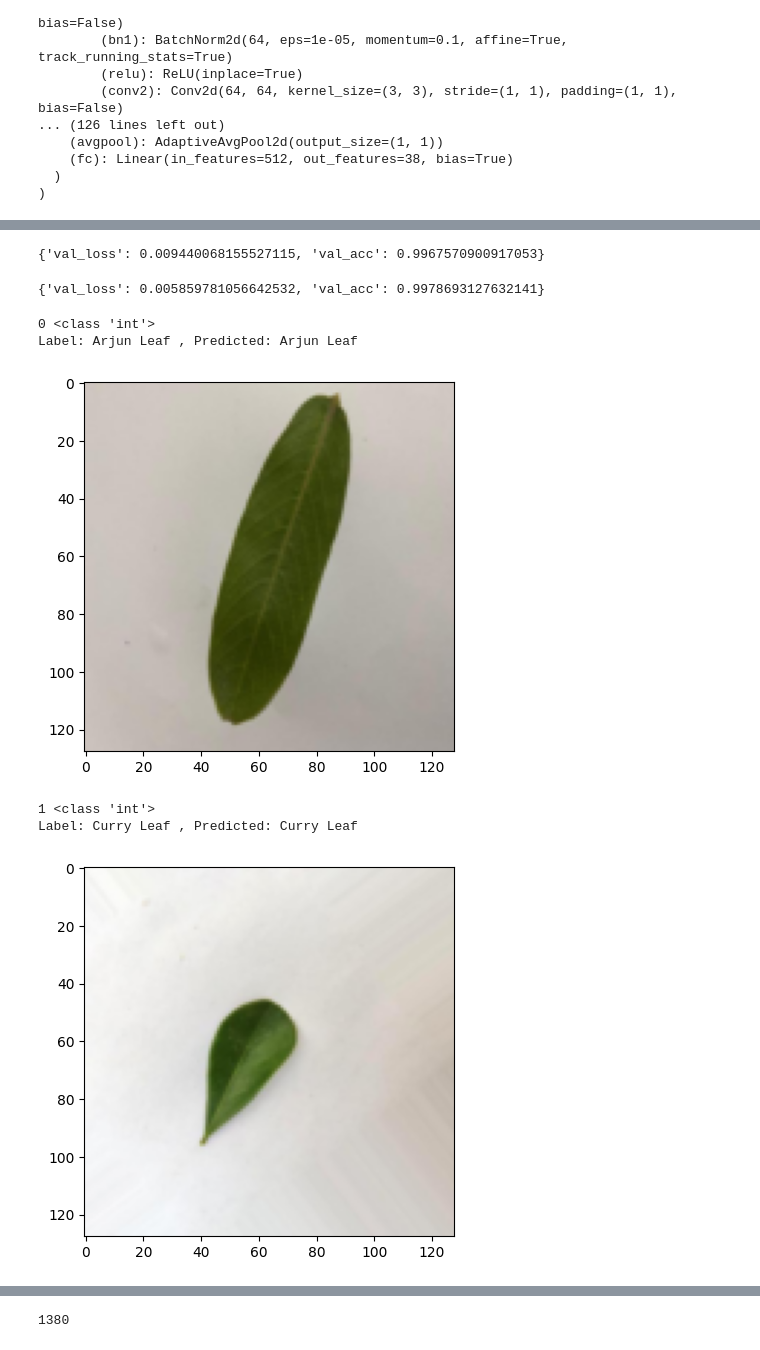
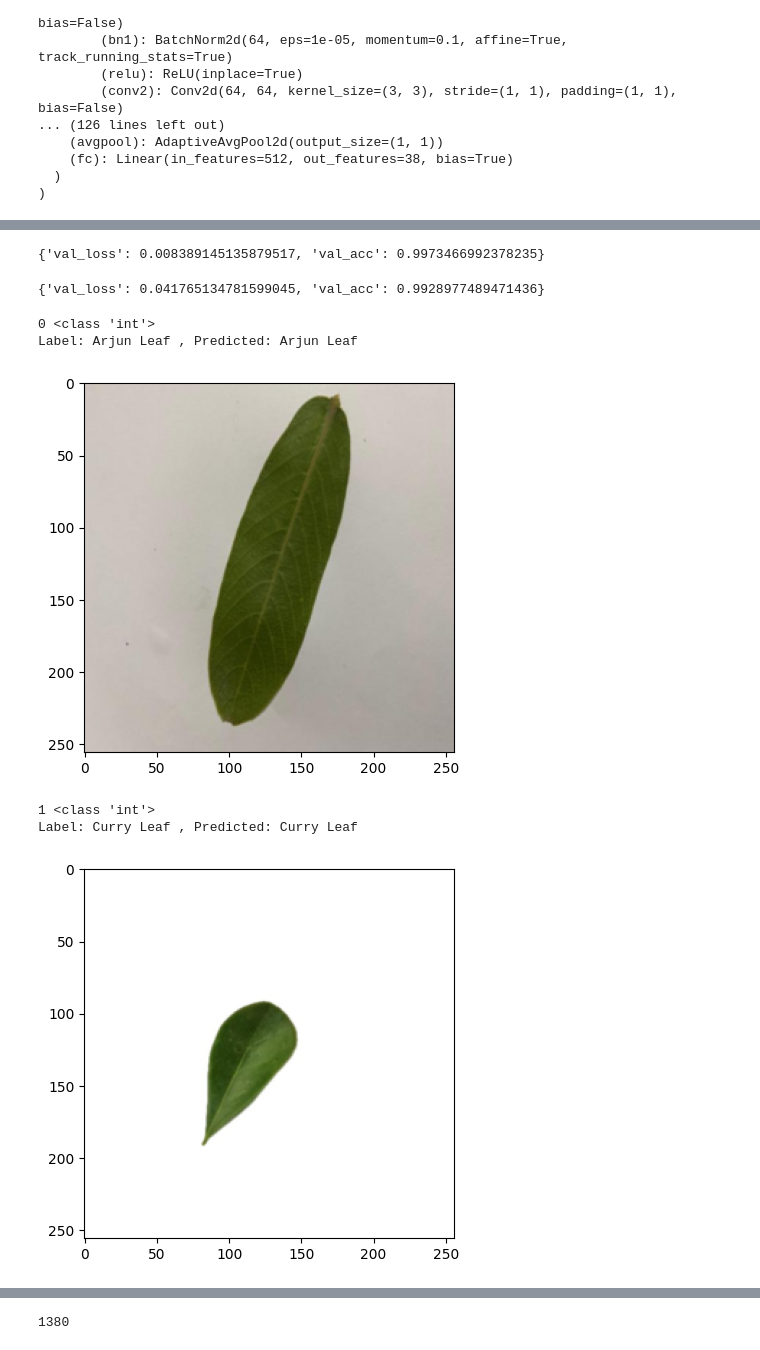
Before and after one commit to Eanspick/Herbal-Identification, a Jupyter notebook: src/Herbal Identification New.ipynb, the cells around one changed output, grey strips where cells are left out. Drawn from its saved outputs; the diff is of its cells as text; code cells hidden in the pictures.

```diff
--- a/src/Herbal Identification New.ipynb
+++ b/src/Herbal Identification New.ipynb
@@ -76,26 +76,10 @@ print("Unique Plants: ", UNIQUE_PLANTS)
 Number of Unique Plants:  7
 Unique Plants:  ['Arjun Leaf', 'Curry Leaf', 'Marsh Pennywort Leaf', 'Mint Leaf', 'Neem Leaf', 'Rubble Leaf', 'Z']
 # %%
-from modules.preprocess import SubtractBackground
-
-# Define desired height and width
-desired_height = 128
-desired_width = 128
-
-RESIZE = Resize((desired_height, desired_width))
-NORMALIZE = Normalize((0.5, 0.5, 0.5), (0.5, 0.5, 0.5))
-
-# Define transformation
-TRANSFORM: "Compose[Tensor]" = Compose(
-    [
-        # SubtractBackground(),
-        RESIZE,
-        ToTensor(),
-        NORMALIZE,
-    ]
-)
+from modules.dataset import TRANSFORM
+from modules.dataset import inv_norm
 # %%
-dataset = ImageFolder(str(DATASET_AUGMENTED_DIR), transform=TRANSFORM)
+dataset = ImageFolder(str(DATASET_PROCESSED_DIR), transform=TRANSFORM)
 orig_ds = ImageFolder(str(DATASET_ORIG_DIR), transform=TRANSFORM)
 # %%
 print("Number of training images: ", len(dataset))
@@ -175,6 +159,6 @@ ORIG_LOADER = DataLoader(
 # %%
 for images, labels in TRAIN_LOADER:
     fig, ax = plt.subplots(figsize=(20, 8))
-    ax.imshow(make_grid(images / 2 + 0.5, nrow=16).permute(1, 2, 0))
+    ax.imshow(make_grid(inv_norm(images.cpu()), nrow=16).permute(1, 2, 0))
     break
 # %% [output]
@@ -427,12 +406,12 @@ plot_losses(history)
 # %%
 evaluate(model, TEST_LOADER)
 # %% [output]
-{'val_loss': 0.009440068155527115, 'val_acc': 0.9967570900917053}
+{'val_loss': 0.008389145135879517, 'val_acc': 0.9973466992378235}
 # %%
 x = evaluate(model, ORIG_LOADER)
 x
 # %% [output]
-{'val_loss': 0.005859781056642532, 'val_acc': 0.9978693127632141}
+{'val_loss': 0.041765134781599045, 'val_acc': 0.9928977489471436}
 # %%
 def predict_image(img: Tensor, model: ImageClassificationBase):
     xb = to_device(img.unsqueeze(0), DEVICE)
@@ -443,19 +422,19 @@ def predict_image(img: Tensor, model: ImageClassificationBase):
     return dataset.classes[i]
 # %%
 img, label = orig_ds[25]
-plt.imshow((img / 2 + 0.5).permute(1, 2, 0))
+plt.imshow(inv_norm(img).permute(1, 2, 0))
 print("Label:", dataset.classes[label], ", Predicted:", predict_image(img, model))
 # %% [output]
 0 <class 'int'>
 Label: Arjun Leaf , Predicted: Arjun Leaf
-[figure, old version]
+[figure, new version]
 # %%
 img, label = TRAIN_DATASET[25]
-plt.imshow((img / 2 + 0.5).permute(1, 2, 0))
+plt.imshow(inv_norm(img).permute(1, 2, 0))
 print("Label:", dataset.classes[label], ", Predicted:", predict_image(img, model))
 # %% [output]
 1 <class 'int'>
 Label: Curry Leaf , Predicted: Curry Leaf
-[figure, old version]
+[figure, new version]
 # %%
 img, label = orig_ds[978]
```
Also changed, not shown: parts of 15 cells of this notebook, 1 other file.
